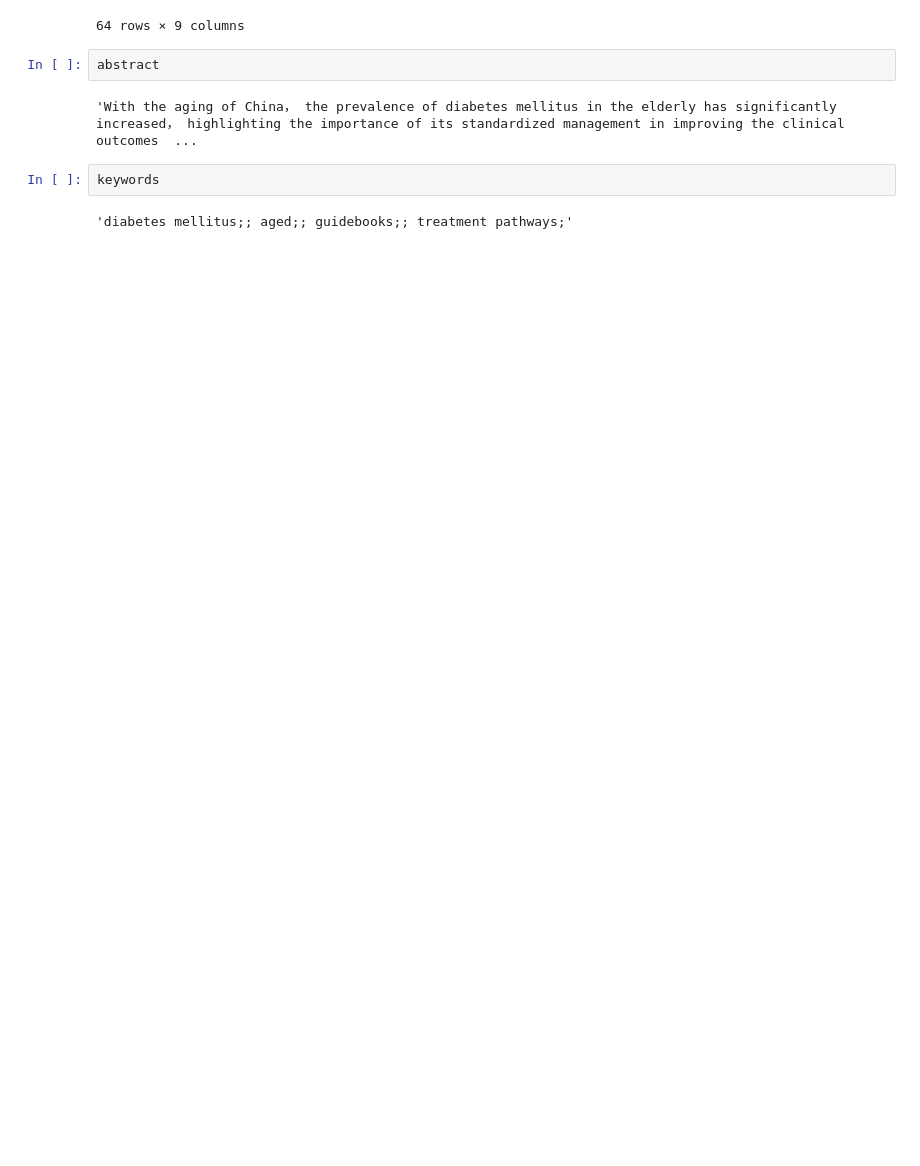
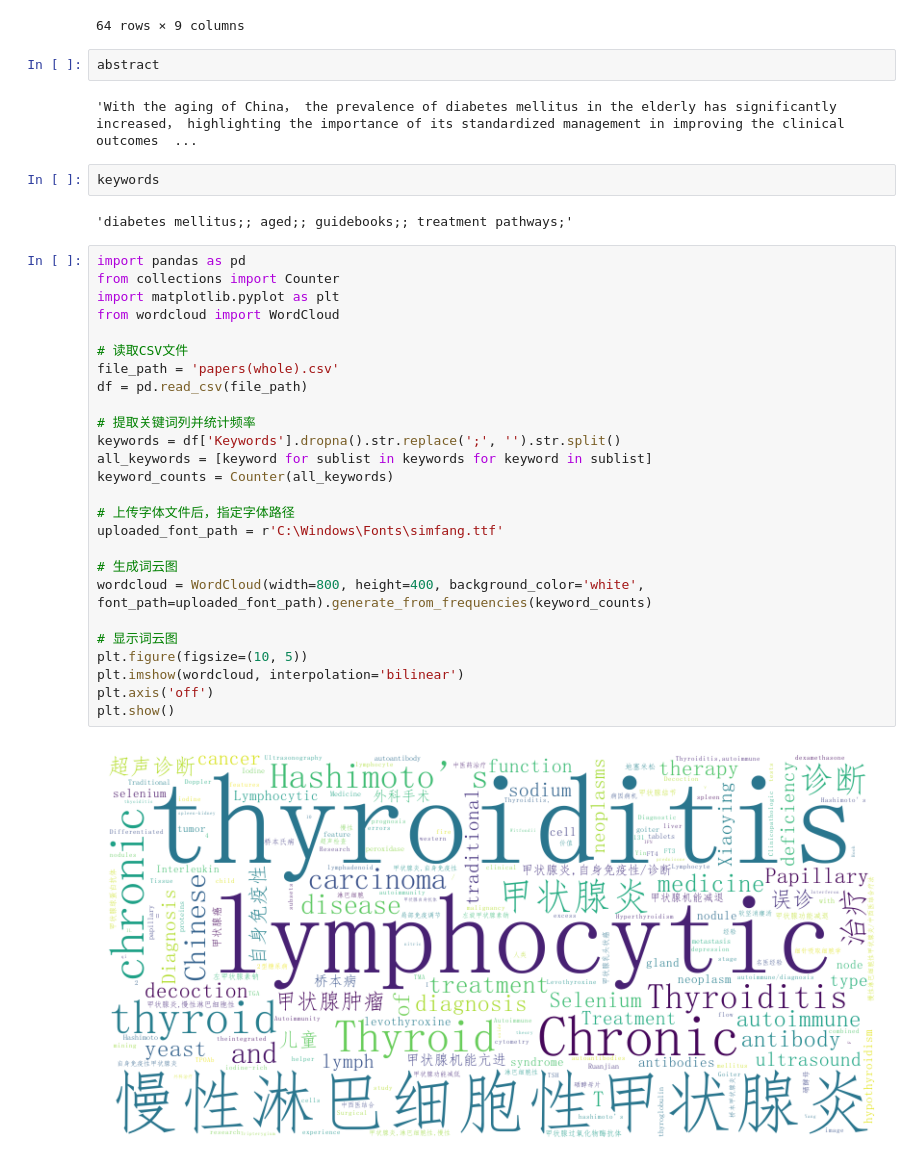
Before and after one commit to Mr-xiaotian/spider_example, a Jupyter notebook: zhi_spider.ipynb, the cells around one changed output. Cells and saved outputs as stored; diff of their text form; blank space fills up the shorter version.

```diff
--- a/zhi_spider.ipynb
+++ b/zhi_spider.ipynb
@@ -459,3 +459,31 @@ abstract
 keywords
 # %% [output]
 'diabetes mellitus;; aged;; guidebooks;; treatment pathways;'
+# %%
+import pandas as pd
+from collections import Counter
+import matplotlib.pyplot as plt
+from wordcloud import WordCloud
+
+# 读取CSV文件
+file_path = 'papers(whole).csv'
+df = pd.read_csv(file_path)
+
+# 提取关键词列并统计频率
+keywords = df['Keywords'].dropna().str.replace(';', '').str.split()
+all_keywords = [keyword for sublist in keywords for keyword in sublist]
+keyword_counts = Counter(all_keywords)
+
+# 上传字体文件后，指定字体路径
+uploaded_font_path = r'C:\Windows\Fonts\simfang.ttf'
+
+# 生成词云图
+wordcloud = WordCloud(width=800, height=400, background_color='white', font_path=uploaded_font_path).generate_from_frequencies(keyword_counts)
+
+# 显示词云图
+plt.figure(figsize=(10, 5))
+plt.imshow(wordcloud, interpolation='bilinear')
+plt.axis('off')
+plt.show()
+# %% [output]
+[figure, added]
```
Also changed, not shown: parts of 1 cell of this notebook, 1 other file.
